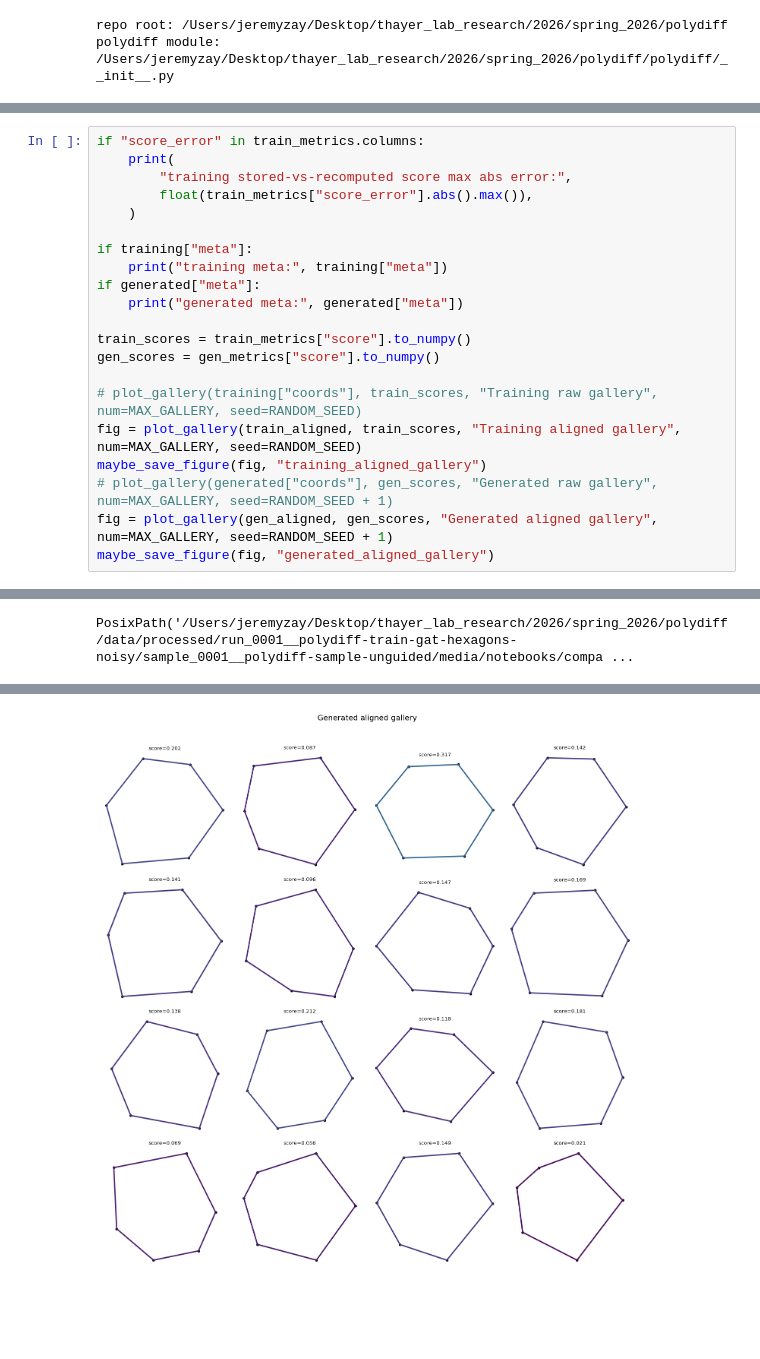
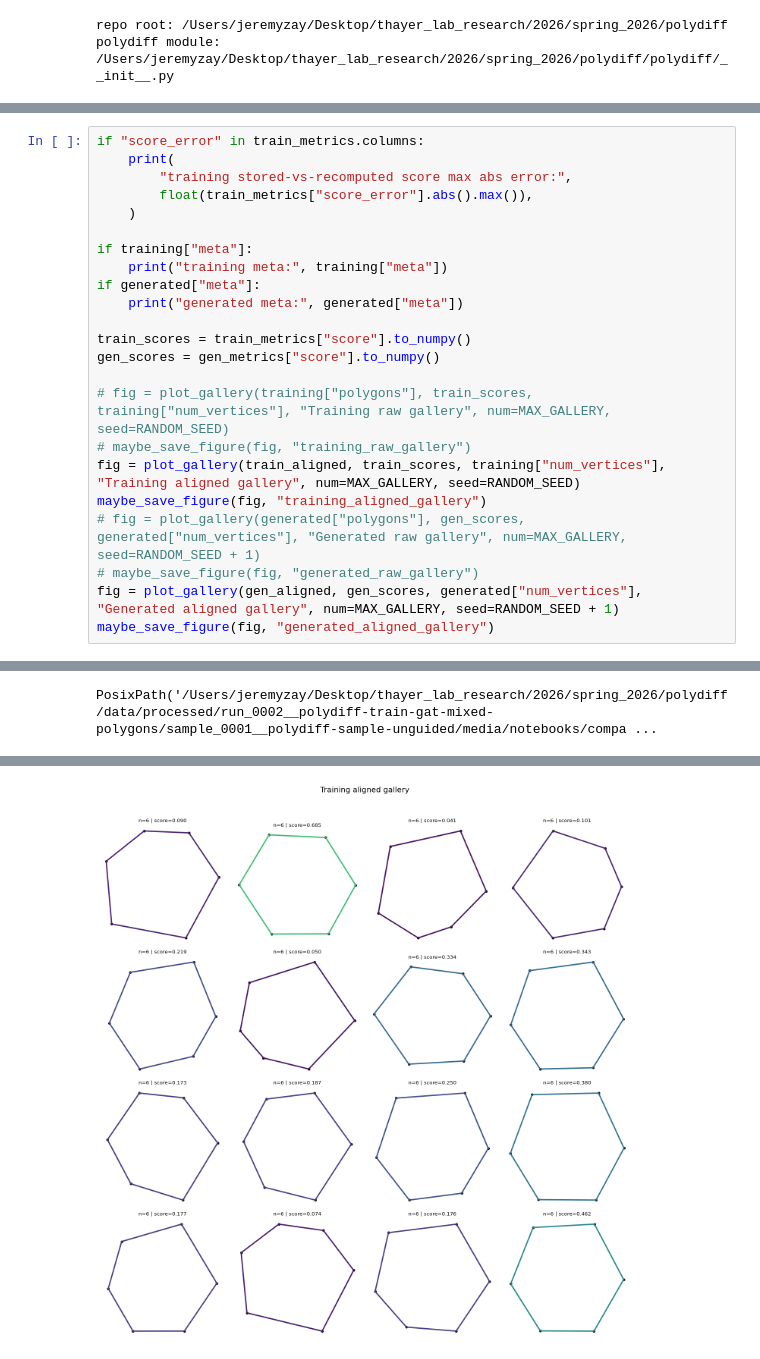
Before and after one commit to Jerenemy/polydiff, a Jupyter notebook: notebooks/compare_polygon_distributions.ipynb, the cells around one changed output, grey strips where cells are left out. Cells and saved outputs as stored; diff of their text form; blank space fills up the shorter version.

```diff
--- a/notebooks/compare_polygon_distributions.ipynb
+++ b/notebooks/compare_polygon_distributions.ipynb
@@ -482,11 +568,13 @@ if generated["meta"]:
 train_scores = train_metrics["score"].to_numpy()
 gen_scores = gen_metrics["score"].to_numpy()
 
-# plot_gallery(training["coords"], train_scores, "Training raw gallery", num=MAX_GALLERY, seed=RANDOM_SEED)
-fig = plot_gallery(train_aligned, train_scores, "Training aligned gallery", num=MAX_GALLERY, seed=RANDOM_SEED)
+# fig = plot_gallery(training["polygons"], train_scores, training["num_vertices"], "Training raw gallery", num=MAX_GALLERY, seed=RANDOM_SEED)
+# maybe_save_figure(fig, "training_raw_gallery")
+fig = plot_gallery(train_aligned, train_scores, training["num_vertices"], "Training aligned gallery", num=MAX_GALLERY, seed=RANDOM_SEED)
 maybe_save_figure(fig, "training_aligned_gallery")
-# plot_gallery(generated["coords"], gen_scores, "Generated raw gallery", num=MAX_GALLERY, seed=RANDOM_SEED + 1)
-fig = plot_gallery(gen_aligned, gen_scores, "Generated aligned gallery", num=MAX_GALLERY, seed=RANDOM_SEED + 1)
+# fig = plot_gallery(generated["polygons"], gen_scores, generated["num_vertices"], "Generated raw gallery", num=MAX_GALLERY, seed=RANDOM_SEED + 1)
+# maybe_save_figure(fig, "generated_raw_gallery")
+fig = plot_gallery(gen_aligned, gen_scores, generated["num_vertices"], "Generated aligned gallery", num=MAX_GALLERY, seed=RANDOM_SEED + 1)
 maybe_save_figure(fig, "generated_aligned_gallery")
 # %% [output]
 training stored-vs-recomputed score max abs error: 5.828733021795429e-07
@@ -496 +586 @@ saved figure: data/processed/run_0001__polydiff-train-gat-hexagons-noisy/sample_
-PosixPath('/Users/jeremyzay/Desktop/thayer_lab_research/2026/spring_2026/polydiff/data/processed/run_0001__polydiff-train-gat-hexagons-noisy/sample_0001__polydiff-sample-unguided/media/notebooks/compa ...
+PosixPath('/Users/jeremyzay/Desktop/thayer_lab_research/2026/spring_2026/polydiff/data/processed/run_0002__polydiff-train-gat-mixed-polygons/sample_0001__polydiff-sample-unguided/media/notebooks/compa ...
@@ -498 +588 @@ PosixPath('/Users/jeremyzay/Desktop/thayer_lab_research/2026/spring_2026/polydif
-[figure, old version]
+[figure, new version]
```
Also changed, not shown: parts of 19 cells of this notebook, 30 other files.
